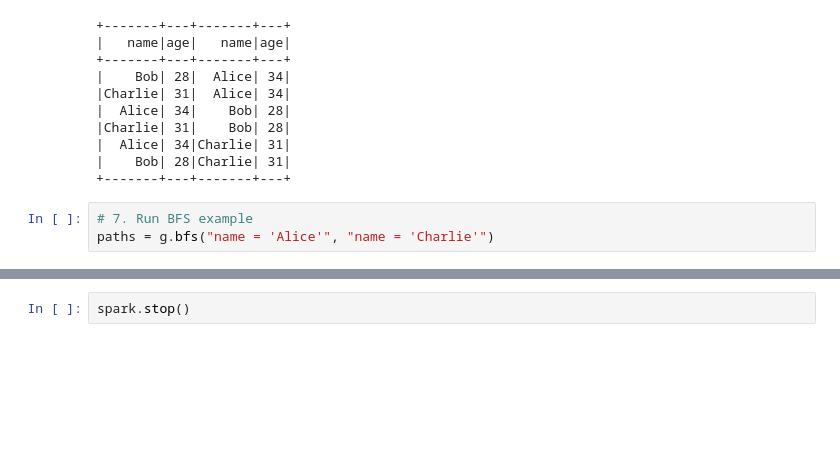
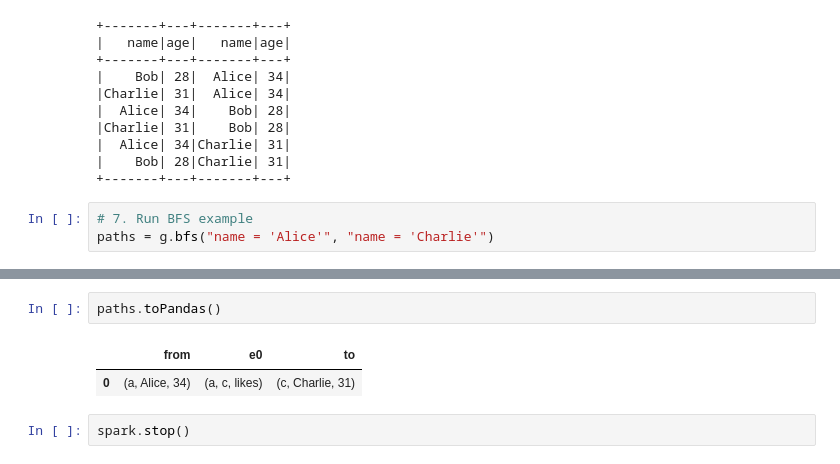
Before and after one commit to molnarai/SpecialTopicsInAnalytics, a Jupyter notebook: apache_spark/notebooks/SparkGraphFrames.ipynb, the cells around one changed output, grey strips where cells are left out. Drawn from its saved outputs; the diff is of its cells as text; blank space fills up the shorter version.

```diff
--- a/apache_spark/notebooks/SparkGraphFrames.ipynb
+++ b/apache_spark/notebooks/SparkGraphFrames.ipynb
@@ -214,2 +221,7 @@ ModuleNotFoundError: No module named 'yfiles_jupyter_graphs'
+# %%
+paths.toPandas()
+# %% [output]
+|  | from | e0 | to |
+| 0 | (a, Alice, 34) | (a, c, likes) | (c, Charlie, 31) |
 # %%
 spark.stop()
```
Also changed, not shown: parts of 4 cells of this notebook, 2 other files.
